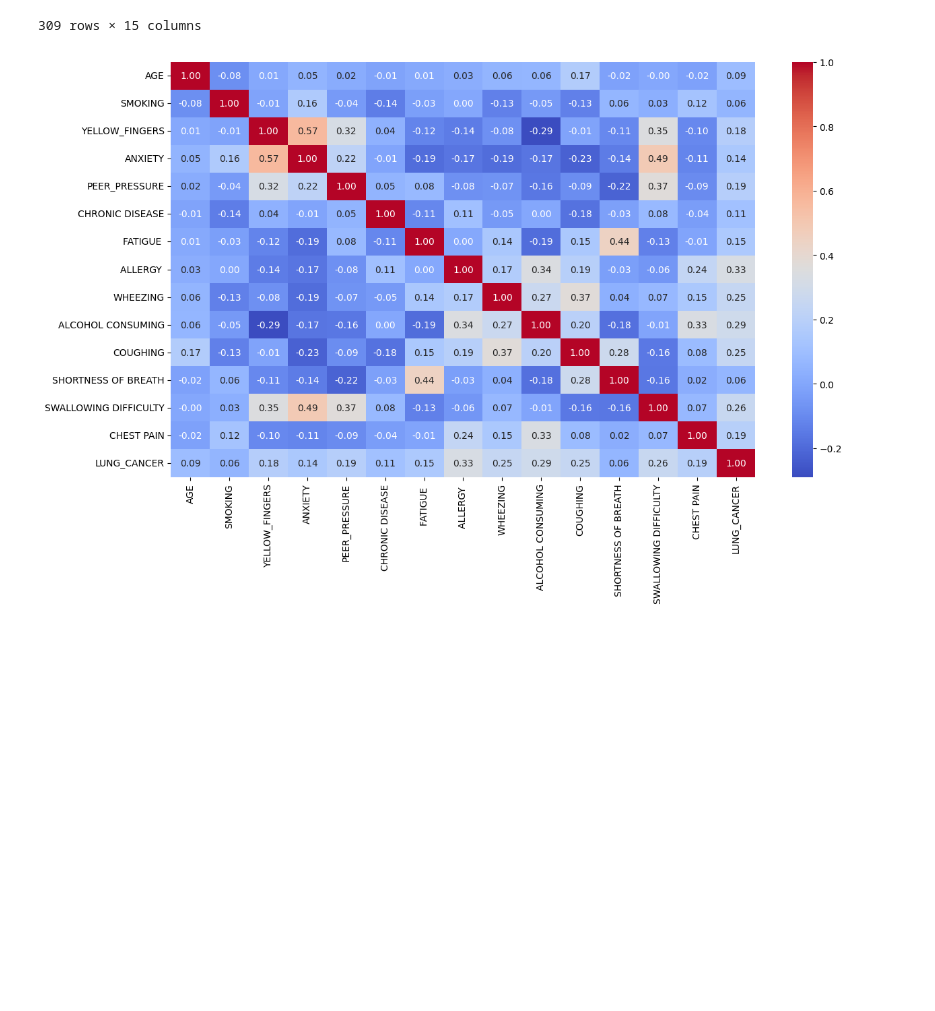
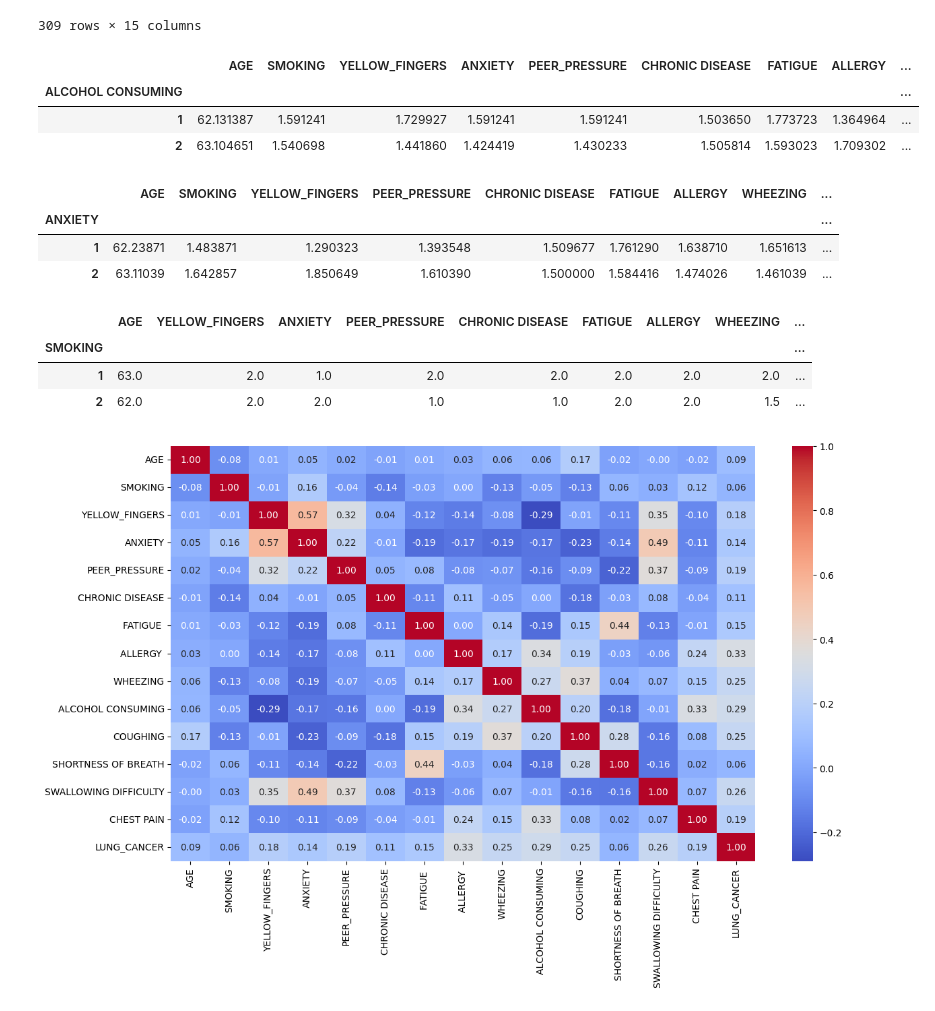
Before and after one commit to yhw1737/LungCancerPrediction, a Jupyter notebook: cancer.ipynb, the cells around one changed output. Cells and saved outputs as stored; diff of their text form; code cells hidden in the pictures; blank space fills up the shorter version.

Commit message:
groupby

```diff
--- a/cancer.ipynb
+++ b/cancer.ipynb
@@ -26,6 +26,27 @@ df
 | 307 | 67 | 2 | 1 | 2 | 1 | 1 | 2 | 2 | 1 | ... |
 | 308 | 62 | 1 | 1 | 1 | 2 | 1 | 2 | 2 | 2 | ... |
 309 rows × 15 columns
+# %%
+df.groupby('ALCOHOL CONSUMING').mean()
+# %% [output]
+|  | AGE | SMOKING | YELLOW_FINGERS | ANXIETY | PEER_PRESSURE | CHRONIC DISEASE | FATIGUE | ALLERGY | ... |
+| ALCOHOL CONSUMING |  |  |  |  |  |  |  |  | ... |
+| 1 | 62.131387 | 1.591241 | 1.729927 | 1.591241 | 1.591241 | 1.503650 | 1.773723 | 1.364964 | ... |
+| 2 | 63.104651 | 1.540698 | 1.441860 | 1.424419 | 1.430233 | 1.505814 | 1.593023 | 1.709302 | ... |
+# %%
+df.groupby('ANXIETY').mean()
+# %% [output]
+|  | AGE | SMOKING | YELLOW_FINGERS | PEER_PRESSURE | CHRONIC DISEASE | FATIGUE | ALLERGY | WHEEZING | ... |
+| ANXIETY |  |  |  |  |  |  |  |  | ... |
+| 1 | 62.23871 | 1.483871 | 1.290323 | 1.393548 | 1.509677 | 1.761290 | 1.638710 | 1.651613 | ... |
+| 2 | 63.11039 | 1.642857 | 1.850649 | 1.610390 | 1.500000 | 1.584416 | 1.474026 | 1.461039 | ... |
+# %%
+df.groupby('SMOKING')[['SWALLOWI']].sum()
+# %% [output]
+|  | AGE | YELLOW_FINGERS | ANXIETY | PEER_PRESSURE | CHRONIC DISEASE | FATIGUE | ALLERGY | WHEEZING | ... |
+| SMOKING |  |  |  |  |  |  |  |  | ... |
+| 1 | 63.0 | 2.0 | 1.0 | 2.0 | 2.0 | 2.0 | 2.0 | 2.0 | ... |
+| 2 | 62.0 | 2.0 | 2.0 | 1.0 | 1.0 | 2.0 | 2.0 | 1.5 | ... |
 # %%
 fig = plt.figure(figsize=(14, 8))
 corr = df.corr()
```
Also changed, not shown: parts of 1 cell of this notebook.
